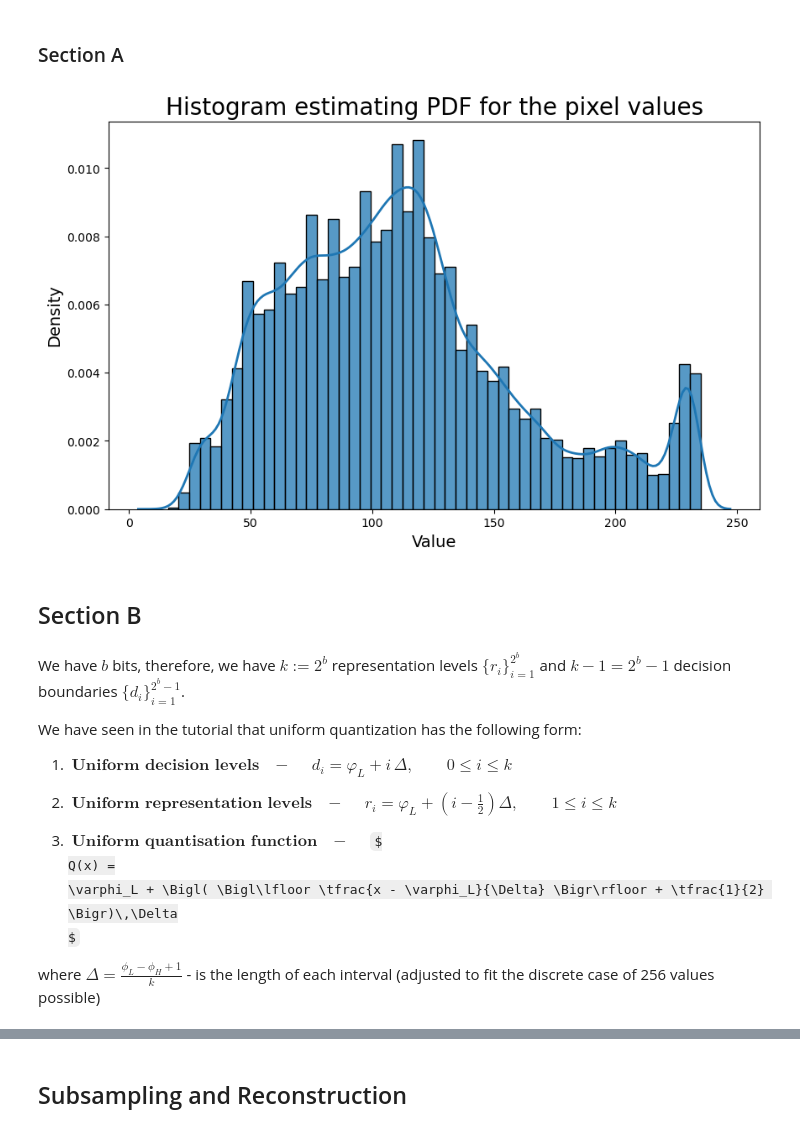
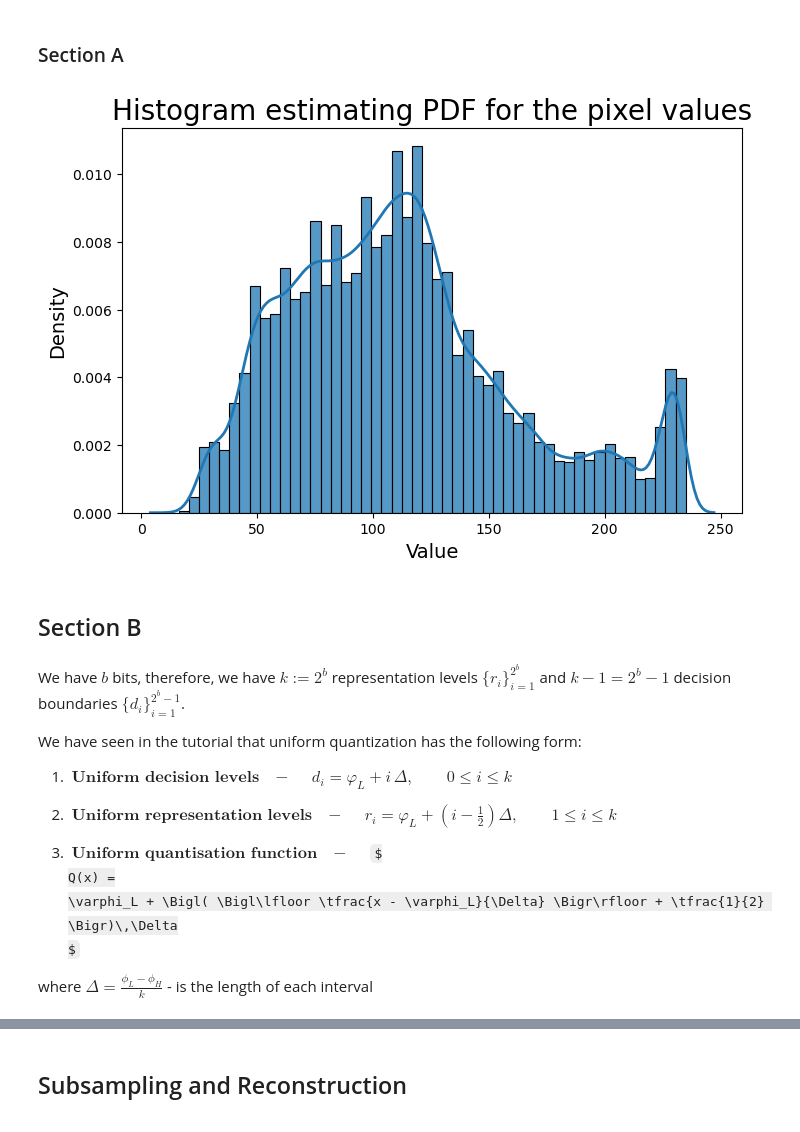
Before and after one commit to zakcory/signal_proc, a Jupyter notebook: HW1/hw1.ipynb, the cells around one changed output, grey strips where cells are left out. Saved outputs shown, nothing was run; the diff lists cells and outputs as text; code cells hidden in the pictures; some formulas as TeX source.

```diff
--- a/HW1/hw1.ipynb
+++ b/HW1/hw1.ipynb
@@ -11,20 +12,20 @@ import seaborn as sns
 ### Section A
 # %%
 # path to the image file
-img_path = '2.png'
+img_path = 'houses.png'
 
 # plot the pixel-value histogram
 img = np.asarray(Image.open(img_path))
 values = img.flatten()
-fig, ax = plt.subplots(figsize=(10, 6))
-sns.histplot(values, bins=50, stat="density", ax=ax)
-sns.kdeplot(values, ax=ax, linewidth=2)
+fig, ax = plt.subplots(figsize=(8, 5))
+sns.histplot(values, bins=50, stat="density", ax=ax, label='Empirical Density')
+sns.kdeplot(values, ax=ax, linewidth=2, label='Estimated PDF')
 plt.xlabel('Value', fontsize=14)
 plt.ylabel('Density', fontsize=14)
 plt.title('Histogram estimating PDF for the pixel values', fontsize=20)
 plt.show()
 # %% [output]
-[figure, old version]
+[figure, new version]
 # %% [markdown]
 ## Section B
 # %% [markdown]
@@ -51,5 +52,5 @@ We have seen in the tutorial that uniform quantization has the following form:
         $
 
 
-where $\Delta = \frac{\phi_L - \phi_H + 1}{k}$ - is the length of each interval (adjusted to fit the discrete case of 256 values possible)
+where $\Delta = \frac{\phi_L - \phi_H}{k}$ - is the length of each interval
 # %%
```
Also changed, not shown: parts of 10 cells of this notebook, 2 other files.
